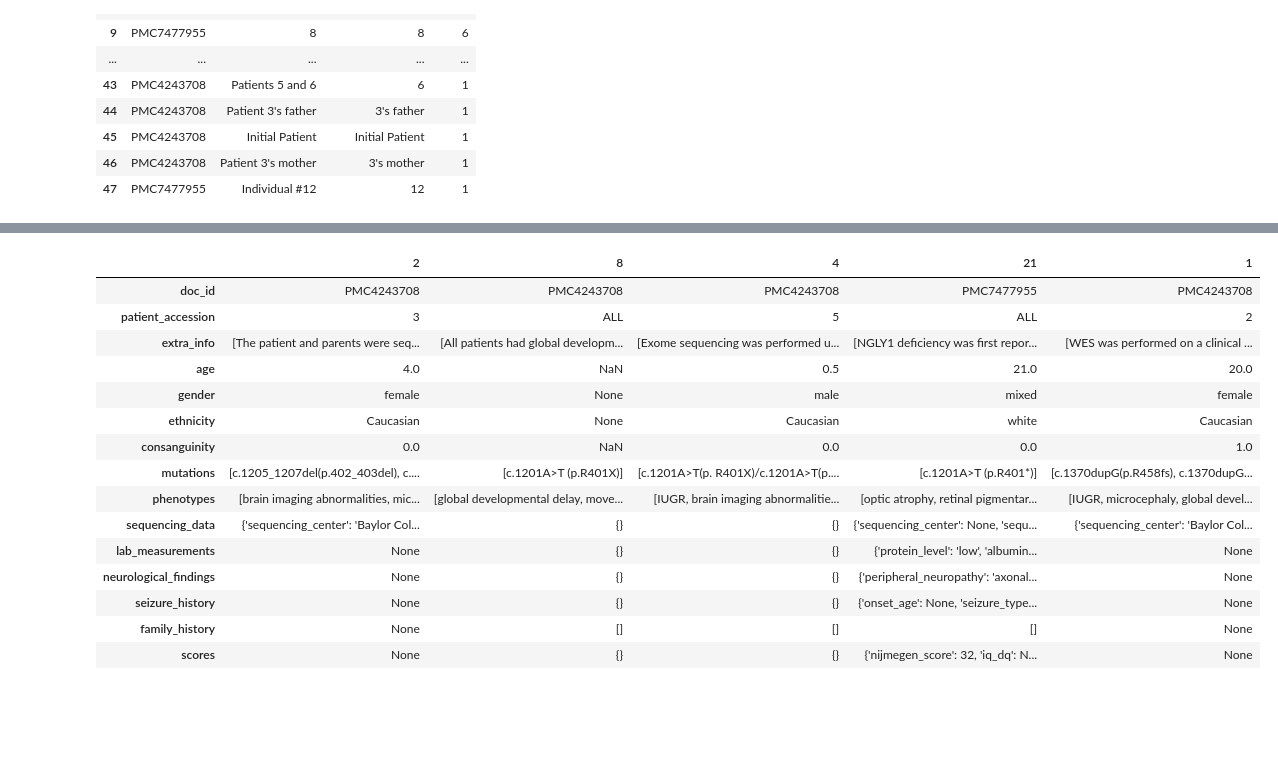
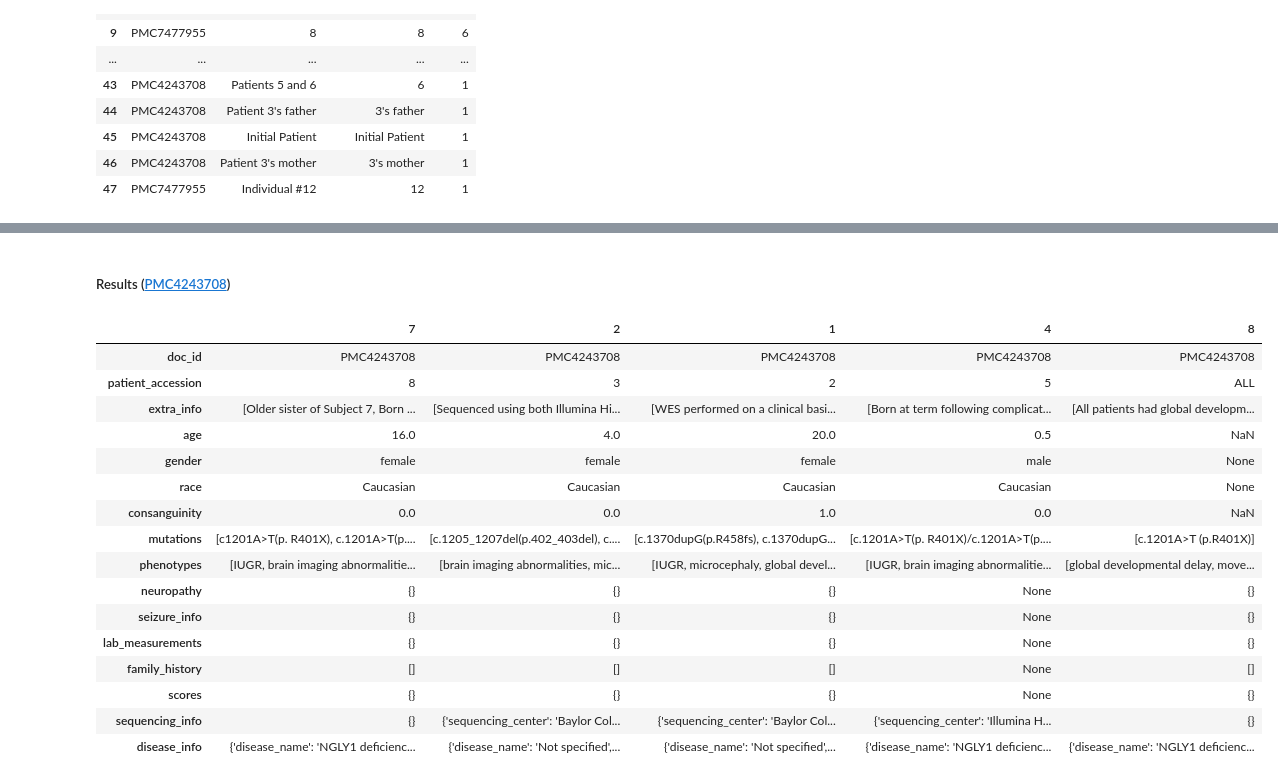
Before and after one commit to eric-czech/ngly1-gpt, a Jupyter notebook: ngly1_gpt/notebooks/patient_extraction.ipynb, the cells around one changed output, grey strips where cells are left out. Cells and saved outputs as stored; diff of their text form; code cells hidden in the pictures; blank space fills up the shorter version.

Commit message:
Adding table replications

```diff
--- a/ngly1_gpt/notebooks/patient_extraction.ipynb
+++ b/ngly1_gpt/notebooks/patient_extraction.ipynb
@@ -224,19 +341,22 @@ array(['PMC4243708', 'PMC7477955'], dtype=object)
+# %% [markdown]
+##### Results ([PMC4243708](https://www.ncbi.nlm.nih.gov/pmc/articles/PMC4243708))
 # %%
-patient_records.dropna(subset='sequencing_data').sample(5, random_state=0).T
+patient_records.pipe(lambda df: df[df['doc_id'] == 'PMC4243708']).sample(5, random_state=0).T
 # %% [output]
-|  | 2 | 8 | 4 | 21 | 1 |
-| doc_id | PMC4243708 | PMC4243708 | PMC4243708 | PMC7477955 | PMC4243708 |
-| patient_accession | 3 | ALL | 5 | ALL | 2 |
-| extra_info | [The patient and parents were seq... | [All patients had global developm... | [Exome sequencing was performed u... | [NGLY1 deficiency was first repor... | [WES was performed on a clinical ... |
-| age | 4.0 | NaN | 0.5 | 21.0 | 20.0 |
-| gender | female | None | male | mixed | female |
-| ethnicity | Caucasian | None | Caucasian | white | Caucasian |
-| consanguinity | 0.0 | NaN | 0.0 | 0.0 | 1.0 |
-| mutations | [c.1205_1207del(p.402_403del), c.... | [c.1201A>T (p.R401X)] | [c.1201A>T(p. R401X)/c.1201A>T(p.... | [c.1201A>T (p.R401*)] | [c.1370dupG(p.R458fs), c.1370dupG... |
-| phenotypes | [brain imaging abnormalities, mic... | [global developmental delay, move... | [IUGR, brain imaging abnormalitie... | [optic atrophy, retinal pigmentar... | [IUGR, microcephaly, global devel... |
-| sequencing_data | {'sequencing_center': 'Baylor Col... | {} | {} | {'sequencing_center': None, 'sequ... | {'sequencing_center': 'Baylor Col... |
-| lab_measurements | None | {} | {} | {'protein_level': 'low', 'albumin... | None |
-| neurological_findings | None | {} | {} | {'peripheral_neuropathy': 'axonal... | None |
-| seizure_history | None | {} | {} | {'onset_age': None, 'seizure_type... | None |
-| family_history | None | [] | [] | [] | None |
-| scores | None | {} | {} | {'nijmegen_score': 32, 'iq_dq': N... | None |
+|  | 7 | 2 | 1 | 4 | 8 |
+| doc_id | PMC4243708 | PMC4243708 | PMC4243708 | PMC4243708 | PMC4243708 |
+| patient_accession | 8 | 3 | 2 | 5 | ALL |
+| extra_info | [Older sister of Subject 7, Born ... | [Sequenced using both Illumina Hi... | [WES performed on a clinical basi... | [Born at term following complicat... | [All patients had global developm... |
+| age | 16.0 | 4.0 | 20.0 | 0.5 | NaN |
+| gender | female | female | female | male | None |
+| race | Caucasian | Caucasian | Caucasian | Caucasian | None |
+| consanguinity | 0.0 | 0.0 | 1.0 | 0.0 | NaN |
+| mutations | [c1201A>T(p. R401X), c.1201A>T(p.... | [c.1205_1207del(p.402_403del), c.... | [c.1370dupG(p.R458fs), c.1370dupG... | [c.1201A>T(p. R401X)/c.1201A>T(p.... | [c.1201A>T (p.R401X)] |
+| phenotypes | [IUGR, brain imaging abnormalitie... | [brain imaging abnormalities, mic... | [IUGR, microcephaly, global devel... | [IUGR, brain imaging abnormalitie... | [global developmental delay, move... |
+| neuropathy | {} | {} | {} | None | {} |
+| seizure_info | {} | {} | {} | None | {} |
+| lab_measurements | {} | {} | {} | None | {} |
+| family_history | [] | [] | [] | None | [] |
+| scores | {} | {} | {} | None | {} |
+| sequencing_info | {} | {'sequencing_center': 'Baylor Col... | {'sequencing_center': 'Baylor Col... | {'sequencing_center': 'Illumina H... | {} |
+| disease_info | {'disease_name': 'NGLY1 deficienc... | {'disease_name': 'Not specified',... | {'disease_name': 'Not specified',... | {'disease_name': 'NGLY1 deficienc... | {'disease_name': 'NGLY1 deficienc... |
```
Also changed, not shown: parts of 42 cells of this notebook, 12 other files.
